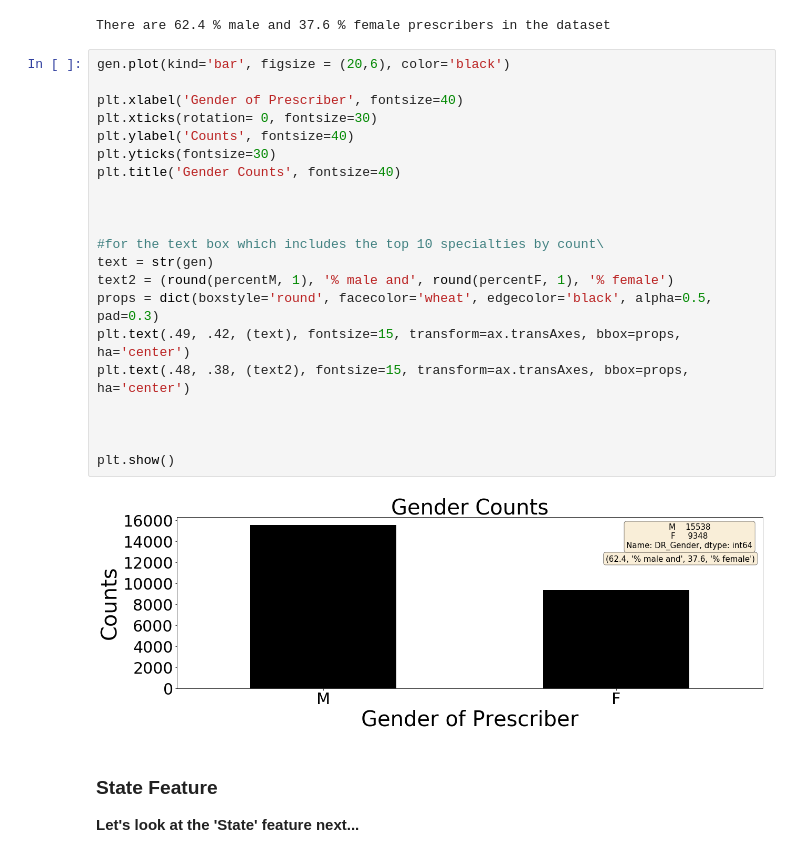
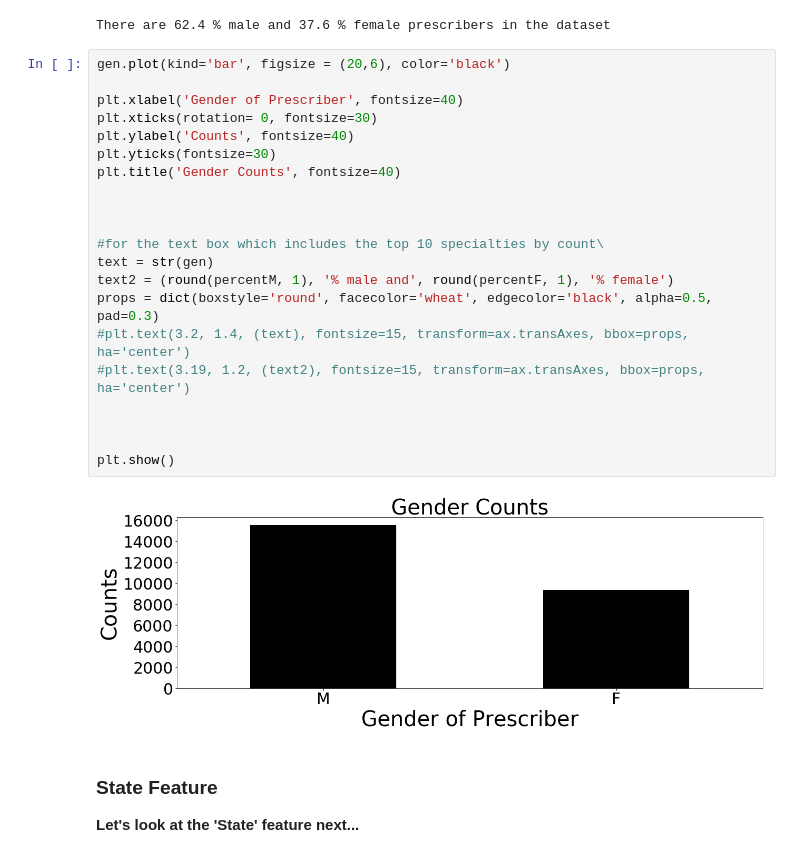
Before and after one commit to CaptainNano77/Opioids, a Jupyter notebook: Opioids.ipynb, the cells around one changed output. Saved outputs shown, nothing was run; the diff lists cells and outputs as text.

```diff
--- a/Opioids.ipynb
+++ b/Opioids.ipynb
@@ -669,26 +709,26 @@ There are 62.4 % male and 37.6 % female prescribers in the dataset
 # %%
 gen.plot(kind='bar', figsize = (20,6), color='black')
 
 plt.xlabel('Gender of Prescriber', fontsize=40)
 plt.xticks(rotation= 0, fontsize=30)
 plt.ylabel('Counts', fontsize=40)
 plt.yticks(fontsize=30)
 plt.title('Gender Counts', fontsize=40)
 
 
 
 #for the text box which includes the top 10 specialties by count\
 text = str(gen)
 text2 = (round(percentM, 1), '% male and', round(percentF, 1), '% female')
 props = dict(boxstyle='round', facecolor='wheat', edgecolor='black', alpha=0.5, pad=0.3)
-plt.text(.49, .42, (text), fontsize=15, transform=ax.transAxes, bbox=props, ha='center')
-plt.text(.48, .38, (text2), fontsize=15, transform=ax.transAxes, bbox=props, ha='center')
+#plt.text(3.2, 1.4, (text), fontsize=15, transform=ax.transAxes, bbox=props, ha='center')
+#plt.text(3.19, 1.2, (text2), fontsize=15, transform=ax.transAxes, bbox=props, ha='center')
 
 
 
 plt.show()
 # %% [output]
-[figure, old version]
+[figure, new version]
 # %% [markdown]
 ### **State Feature**
 
```
Also changed, not shown: parts of 57 cells of this notebook.
